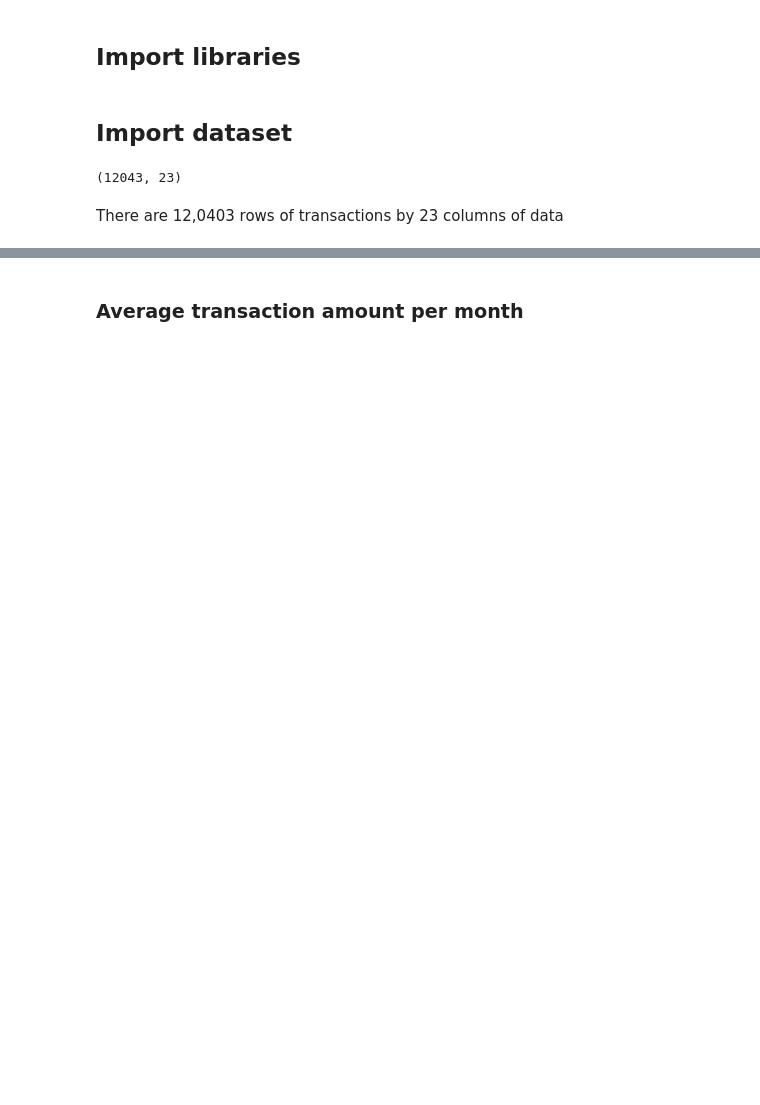
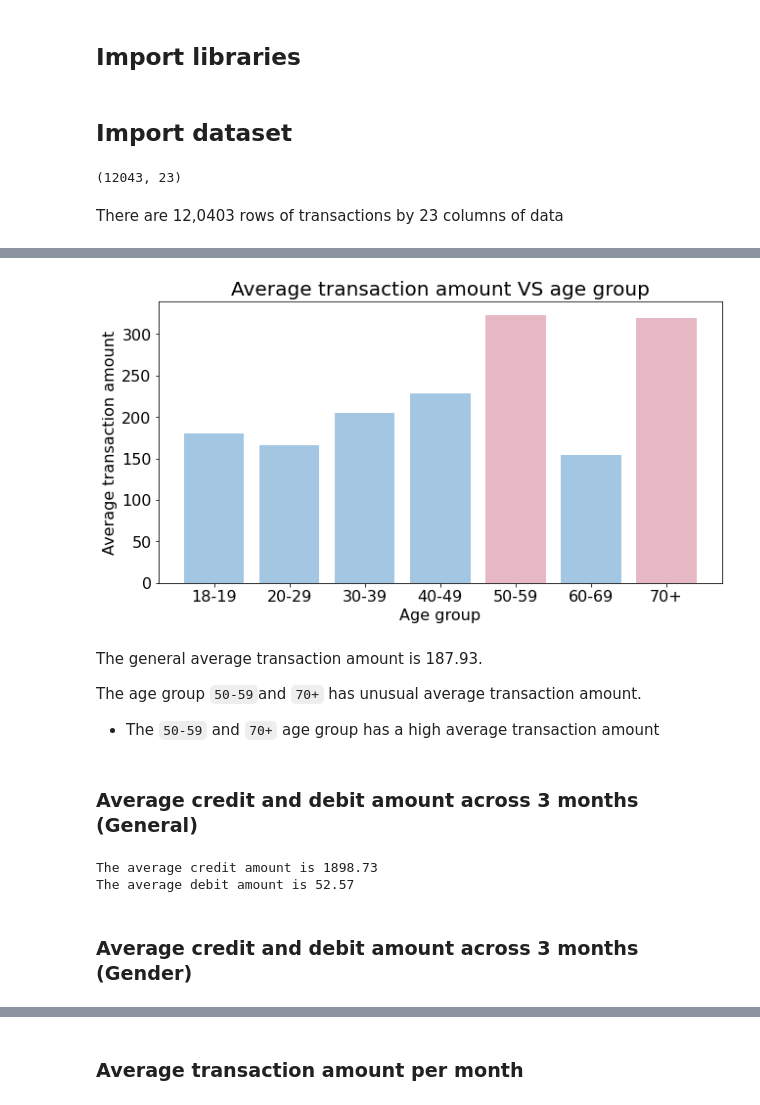
Before and after one commit to jonchia/ANZ-Data, a Jupyter notebook: Task_1.ipynb, the cells around one changed output, grey strips where cells are left out. Saved outputs shown, nothing was run; the diff lists cells and outputs as text; code cells hidden in the pictures; blank space fills up the shorter version.

```diff
--- a/Task_1.ipynb
+++ b/Task_1.ipynb
@@ -26,0 +162,3 @@ df['amount'].mean()
+# %%
+avg_trans_age = round(df.groupby('age_label').mean(),2)
+avg_trans_age['amount']
@@ -26,0 +175,28 @@ df['amount'].mean()
+# %%
+avg_trans_age = avg_trans_age.reset_index()
+
+# Extract values to be plotted in bar chart
+age_label = avg_trans_age['age_label'].values.tolist()
+age_amount = avg_trans_age['amount'].values.tolist()
+# %%
+fig = plt.figure(figsize=(8,4))
+ax = fig.add_axes([0,0,1,1])
+ax.bar(age_label,age_amount,color=['#a3c7e2','#a3c7e2','#a3c7e2','#a3c7e2','#e6b8c4','#a3c7e2','#e6b8c4'])
+ax.set_xlabel('Age group')
+ax.set_ylabel('Average transaction amount')
+plt.title('Average transaction amount VS age group',fontsize=20)
+ax.tick_params(axis='x', labelsize=16)
+ax.tick_params(axis='y', labelsize=16)
+ax.xaxis.label.set_size(16)
+ax.yaxis.label.set_size(16)
+plt.show()
+# %% [output]
+[figure, added]
+# %% [markdown]
+The general average transaction amount is 187.93.
+
+The age group `50-59`and `70+` has unusual average transaction amount.
+
+* The `50-59` and `70+` age group has a high average transaction amount
+# %% [markdown]
+### Average credit and debit amount across 3 months (General)
@@ -26,0 +207,13 @@ df['amount'].mean()
+# %%
+# Obtain the average credit amount from total transaction
+avg_trans_credit = round(df_credit['amount'].mean(),2)
+print('The average credit amount is',avg_trans_credit)
+
+# Obtain the average debit amount from total transaction
+avg_trans_debit = round(df_debit['amount'].mean(),2)
+print('The average debit amount is',avg_trans_debit)
+# %% [output]
+The average credit amount is 1898.73
+The average debit amount is 52.57
+# %% [markdown]
+### Average credit and debit amount across 3 months (Gender)
```
Also changed, not shown: parts of 81 cells of this notebook, 1 other file.
